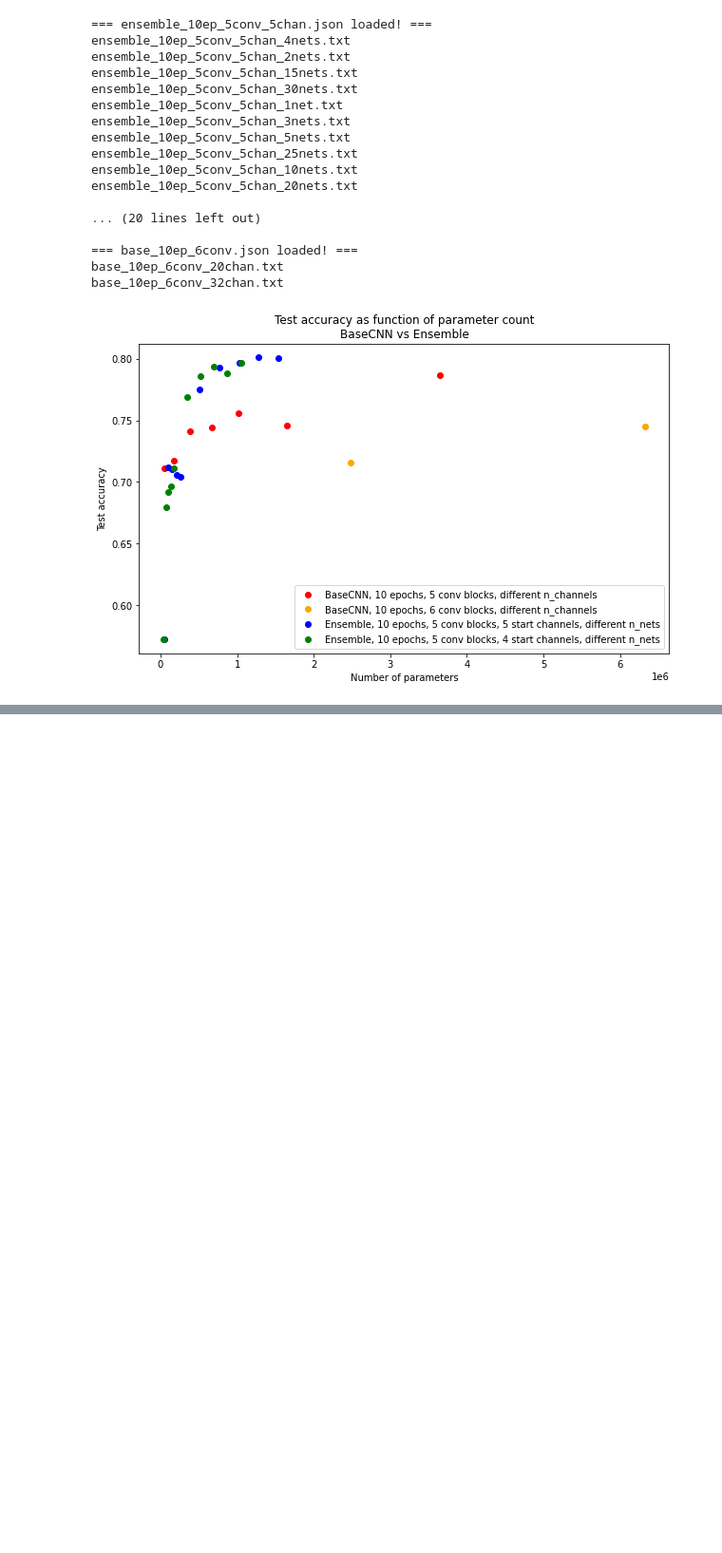
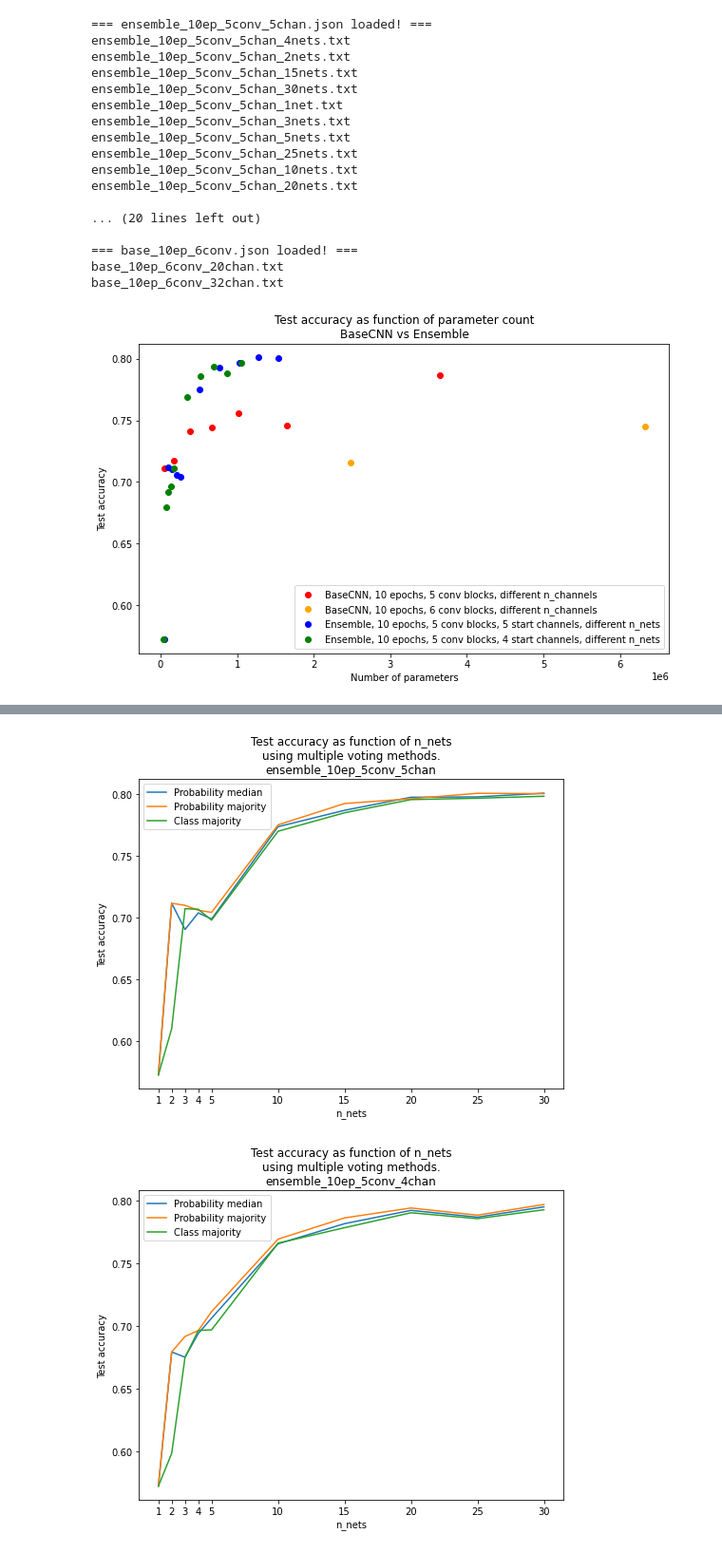
Before and after one commit to jortgutter/natural_computing, a Jupyter notebook: project/code/figs/plotting.ipynb, the cells around one changed output, grey strips where cells are left out. Shown at 95% size. Drawn from its saved outputs; the diff is of its cells as text; code cells hidden in the pictures; blank space fills up the shorter version.

```diff
--- a/project/code/figs/plotting.ipynb
+++ b/project/code/figs/plotting.ipynb
@@ -110,3 +119,25 @@ base_data1 = load_data('base_15ep_4conv_32chan_act.json')
 par_b2 = get_params(base_data2)
 acc_b2 = get_accuracy(base_data2, ensemble=False)
 tim_b2 = get_time(base_data2)
+# %%
+def voting_test(data, exp=""):
+    pmed = sorted([(v['n_nets'], v['final_accuracy_pmed']) for v in data.values()])
+    pmaj = sorted([(v['n_nets'], v['final_accuracy_pmaj']) for v in data.values()])
+    cmaj = sorted([(v['n_nets'], v['final_accuracy_cmaj']) for v in data.values()])
+
+    plt.figure(figsize=(8, 6))
+    plt.plot([v[0] for v in pmed], [v[1] for v in pmed], label='Probability median')
+    plt.plot([v[0] for v in pmaj], [v[1] for v in pmaj], label='Probability majority')
+    plt.plot([v[0] for v in cmaj], [v[1] for v in cmaj], label='Class majority')
+    plt.xticks([v[0] for v in pmed])
+    plt.xlabel("n_nets")
+    plt.ylabel("Test accuracy")
+    plt.title("Test accuracy as function of n_nets\nusing multiple voting methods." + (f"\n{exp}" if exp else ""))
+    plt.legend()
+    plt.show()
+
+voting_test(ensemble_data1, exp="ensemble_10ep_5conv_5chan")
+voting_test(ensemble_data2, exp="ensemble_10ep_5conv_4chan")
+# %% [output]
+[figure, added]
+[figure, added]
```
Also changed, not shown: parts of 4 cells of this notebook, 5 other files.
